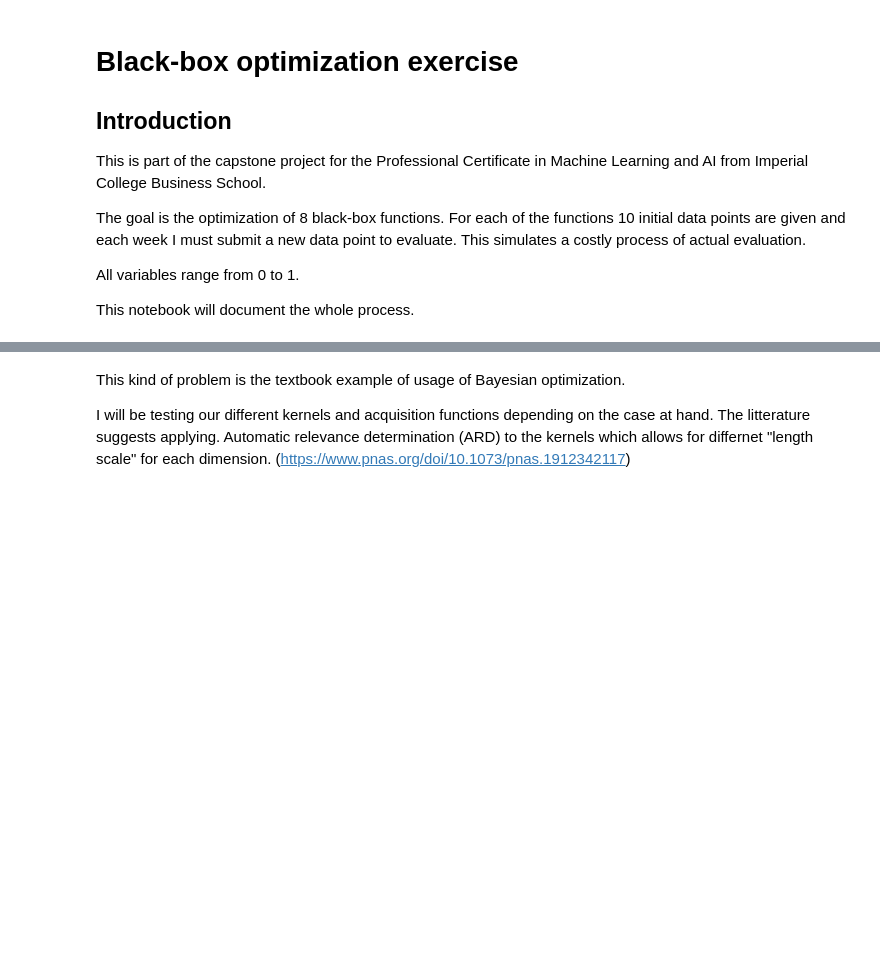
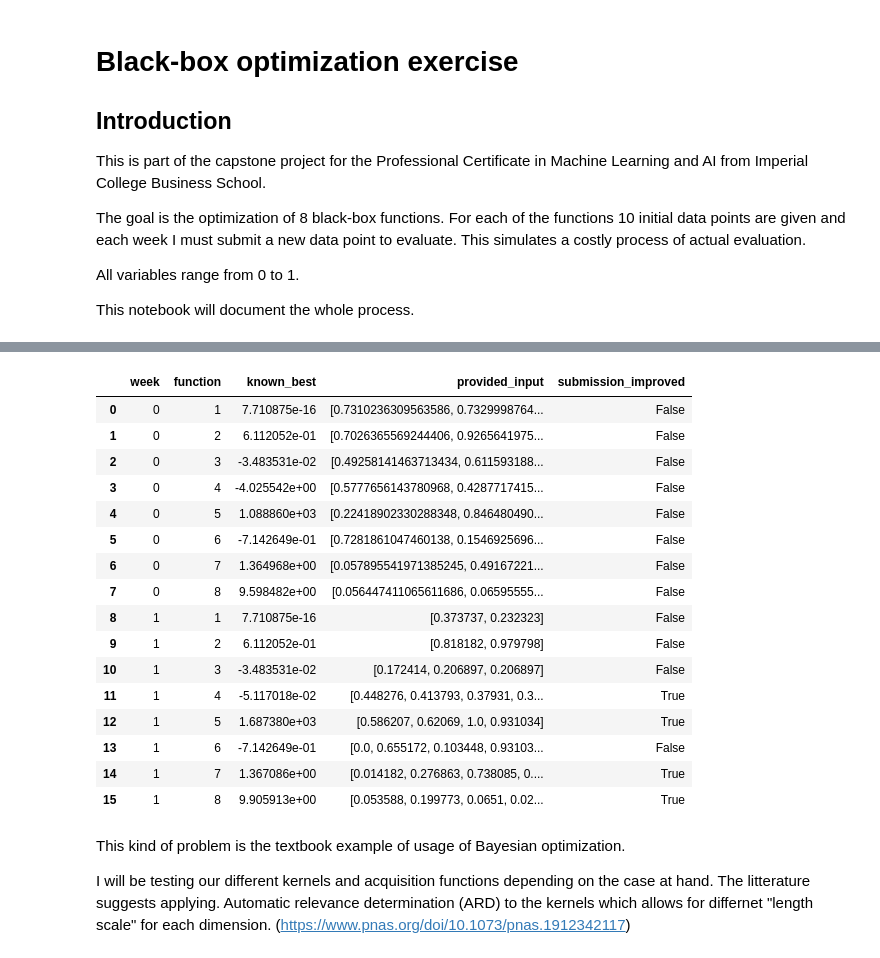
Before and after one commit to emarb/imperial-ml-capstone, a Jupyter notebook: bboptimization.ipynb, the cells around one changed output, grey strips where cells are left out. Saved outputs shown, nothing was run; the diff lists cells and outputs as text; code cells hidden in the pictures; blank space fills up the shorter version.

Commit message:
Added code to handled results from submissions

```diff
--- a/bboptimization.ipynb
+++ b/bboptimization.ipynb
@@ -21,8 +21,10 @@ from sklearn.gaussian_process import GaussianProcessRegressor
 from sklearn.gaussian_process.kernels import RBF, WhiteKernel, ConstantKernel as C, Matern
 from mpl_toolkits.mplot3d import Axes3D
 import scipy.stats as stats
+import ast, re
 
-results_df = pd.DataFrame(columns=['week_number', 'function_number', 'best_output', 'provided_input'])
+
+results_df = pd.DataFrame(columns=['week', 'function', 'known_best', 'provided_input', 'submission_improved'])
 
 for X in range(1, 9):
     inputs_path = f"initial_data/function_{X}/initial_inputs.npy"
@@ -31,4 +33,54 @@ for X in range(1, 9):
     globals()[f"f{X}_inputs"] = np.load(inputs_path)
     globals()[f"f{X}_outputs"] = np.load(outputs_path)
 
-    results_df.loc[len(results_df)] = [0, X, np.max(globals()[f"f{X}_outputs"]), globals()[f"f{X}_inputs"][np.argmax(globals()[f"f{X}_outputs"])]]
+    results_df.loc[len(results_df)] = [0, X, np.max(globals()[f"f{X}_outputs"]), globals()[f"f{X}_inputs"][np.argmax(globals()[f"f{X}_outputs"])], False]
+
+# Load results dataframe with each weeks inputs and outputs
+for X in range(1,2):
+    inputs_path = f"submissions/w{X}_inputs.txt"
+    outputs_path = f"submissions/w{X}_outputs.txt"
+
+    #Inputs
+    with open(inputs_path, 'r') as file:
+        content = file.read().strip()
+
+        # Find all numbers inside array([ ... ])
+        matches = re.findall(r'array\(\[([^\]]*)\]', content)
+
+        arrays = []
+
+        for m in matches:
+            # Split numbers by commas and remove extra spaces
+            nums = [float(n) for n in m.replace('\n', '').split(',') if n.strip()]
+            arrays.append(np.array(nums, dtype=np.float64))
+
+    # arrays is a list of NumPy arrays, for each function
+    for i in range(0,8):
+        #print(arrays[i])
+        #week number, function, best_output, provided_input, submission_improved
+        results_df.loc[len(results_df)] = [X, i+1, np.nan, arrays[i], False]
+
+    #Outputs
+    with open(outputs_path, 'r') as file:
+        content = file.read().strip()
+
+    # Replace 'np.float64(' and ')' so the string only has floats, then use ast.literal_eval for safety
+    content_clean = content.replace('np.float64(', '').replace(')', '')
+    float_list = ast.literal_eval(f'[{content_clean}]')
+
+    outputs = np.array(float_list, dtype=np.float64)
+
+    # for each function
+    for i in range(0,8):
+        #Determine if the submission if best than the known best previous week (hence the -1)
+        row = results_df[(results_df['week'] == X-1) & (results_df['function'] == i+1)]
+        known_best = row['known_best'].values[0]
+
+        improved = (outputs[0,i] > known_best)
+        if improved:
+            known_best = outputs[0,i]
+        # populate the dataframe
+        condition = (results_df['week'] == X) & (results_df['function'] == i+1)
+        results_df.loc[condition, 'submission_improved'] = improved
+        results_df.loc[condition, 'known_best'] = known_best
+# %% [output]
@@ -35,3 +104,20 @@ for X in range(1, 9):
+|  | week | function | known_best | provided_input | submission_improved |
+| 0 | 0 | 1 | 7.710875e-16 | [0.7310236309563586, 0.7329998764... | False |
+| 1 | 0 | 2 | 6.112052e-01 | [0.7026365569244406, 0.9265641975... | False |
+| 2 | 0 | 3 | -3.483531e-02 | [0.49258141463713434, 0.611593188... | False |
+| 3 | 0 | 4 | -4.025542e+00 | [0.5777656143780968, 0.4287717415... | False |
+| 4 | 0 | 5 | 1.088860e+03 | [0.22418902330288348, 0.846480490... | False |
+| 5 | 0 | 6 | -7.142649e-01 | [0.7281861047460138, 0.1546925696... | False |
+| 6 | 0 | 7 | 1.364968e+00 | [0.057895541971385245, 0.49167221... | False |
+| 7 | 0 | 8 | 9.598482e+00 | [0.056447411065611686, 0.06595555... | False |
+| 8 | 1 | 1 | 7.710875e-16 | [0.373737, 0.232323] | False |
+| 9 | 1 | 2 | 6.112052e-01 | [0.818182, 0.979798] | False |
+| 10 | 1 | 3 | -3.483531e-02 | [0.172414, 0.206897, 0.206897] | False |
+| 11 | 1 | 4 | -5.117018e-02 | [0.448276, 0.413793, 0.37931, 0.3... | True |
+| 12 | 1 | 5 | 1.687380e+03 | [0.586207, 0.62069, 1.0, 0.931034] | True |
+| 13 | 1 | 6 | -7.142649e-01 | [0.0, 0.655172, 0.103448, 0.93103... | False |
+| 14 | 1 | 7 | 1.367086e+00 | [0.014182, 0.276863, 0.738085, 0.... | True |
+| 15 | 1 | 8 | 9.905913e+00 | [0.053588, 0.199773, 0.0651, 0.02... | True |
 # %% [markdown]
 This kind of problem is the textbook example of usage of Bayesian optimization.
 
```
Also changed, not shown: parts of 1 cell of this notebook.
